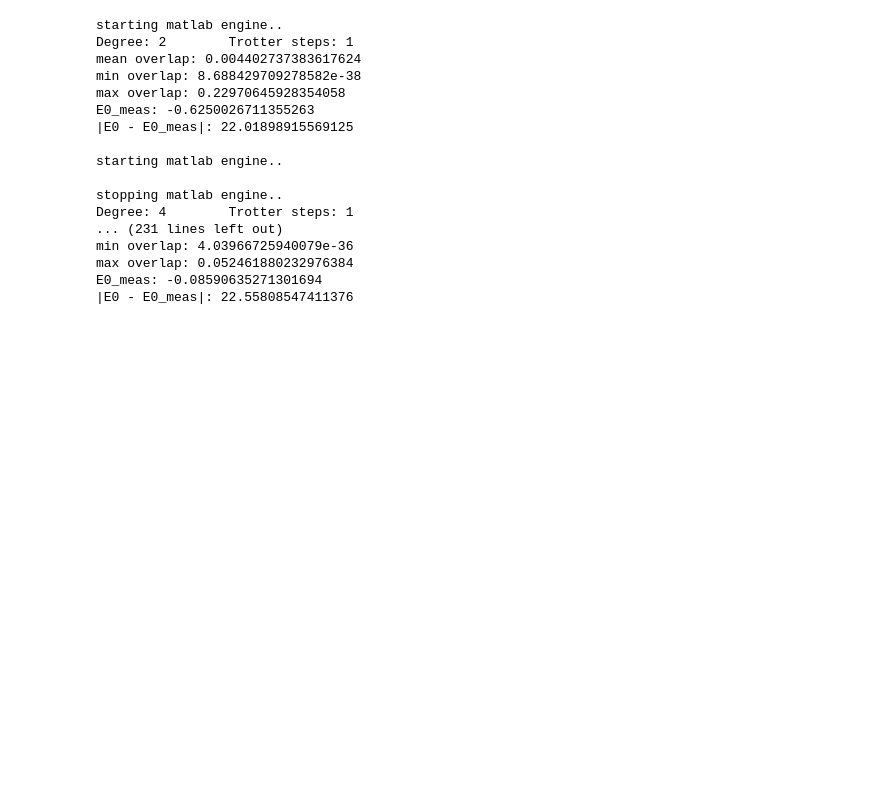
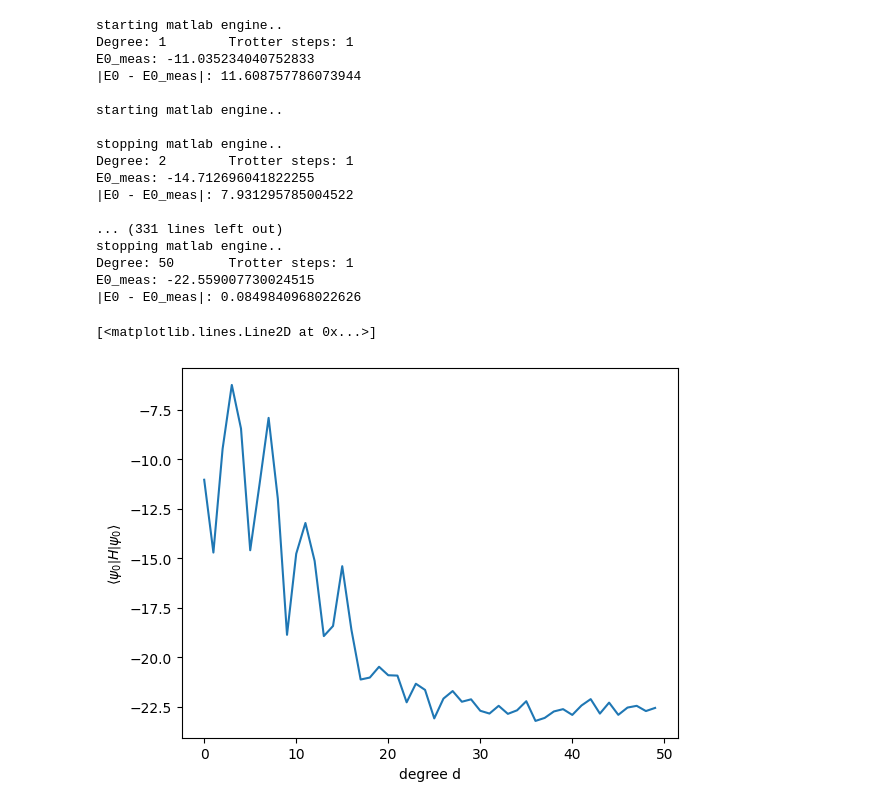
Before and after one commit to thilomueller/QETU, a Jupyter notebook: experiments/qetu_fh_2x2_energy_estimation.ipynb, the cells around one changed output. Drawn from its saved outputs; the diff is of its cells as text; code cells hidden in the pictures; blank space fills up the shorter version.

```diff
--- a/experiments/qetu_fh_2x2_energy_estimation.ipynb
+++ b/experiments/qetu_fh_2x2_energy_estimation.ipynb
@@ -48,9 +48,9 @@ noise_model.add_basis_gates(['unitary'])
 sim_ideal = AerSimulator()
 sim_noise = AerSimulator(noise_model=noise_model)
 
-simulator = sim_noise
+simulator = sim_ideal
 
-degree_list = range(2,51,2)
+degree_list = range(1,51,1)
 trotter_steps_list = range(1,2)
 energy_estimation_list = []
 overlap_list = []
@@ -66,7 +66,8 @@ for degree in degree_list:
         E_mu_p,
         E_max
     )
-    phi_vec = convert_Zrot_to_Xrot(phi_seq_su2)
+    #phi_vec = convert_Zrot_to_Xrot(phi_seq_su2)
+    phi_vec = phi_seq_su2
     for trotter_steps in trotter_steps_list:
         print("Degree: " + str(degree) + "\t Trotter steps: " + str(trotter_steps))
         # Construct quantum circuit
@@ -74,49 +75,38 @@ for degree in degree_list:
         QETU_circ_WMI = transpile_QETU_to_WMI(QETU_circ)
         QETU_circ_WMI = add_pswap_labels(QETU_circ_WMI)
         QETU_circ_WMI = add_sy_labels(QETU_circ_WMI)
-        QETU_circ_WMI = transpile(QETU_circ_WMI, simulator, basis_gates=['pswap', 'cp', 'rz', 'sx', 'sy', 'x', 'y', 'unitary'])
-        # prepare ground state
-        initial_state = Statevector.from_label("+01+0-10-")
-        circuit = QuantumCircuit(9)
-        circuit.initialize(initial_state)
-        circuit.compose(QETU_circ_WMI, inplace=True)
-        circuit.save_statevector(pershot=True)
-        result = simulator.run(transpile(circuit, simulator, basis_gates=['pswap', 'cp', 'rz', 'sx', 'sy', 'x', 'y', 'unitary', 'save_statevector']), shots=1000).result()
-        overlap_shots = []
+        onsite_circ_WMI, hop_1_circ_WMI, hop_2_circ_WMI = create_energy_estimation_circuits(QETU_circ_WMI)
+        hop_2_circ_WMI = add_pswap_labels(hop_2_circ_WMI)
+        hop_2_circ_WMI = add_sy_labels(hop_2_circ_WMI)
+        # estimate ground state
         energy_shots = []
-        final_state_list = []
-        for psi in result.data(0)['statevector']:
-            final_state = psi.data.real
-            final_state_norm = final_state / np.linalg.norm(final_state, 2)
-            final_state_list.append(final_state_norm)
-            overlap = abs(np.vdot(final_state_norm, ground_state_vector))**2
-            overlap_shots.append(overlap)
-        # estimate ground state
-        E0_meas = estimate_ground_state_energy_from_statevector_list(final_state_list, u=1, t=1, use_num_conservation=True)
+        E0_meas = estimate_ground_state_energy_from_circ(onsite_circ_WMI, hop_1_circ_WMI, hop_2_circ_WMI, u=1, t=1, num_shots=10_000)
         energy_shots.append(E0_meas)
-        overlap_list.append(overlap_shots)
-        statevector_list.append(final_state_list)
         energy_estimation_list.append(energy_shots)
-        print("mean overlap: " + str(statistics.mean(overlap_shots)))
-        print("min overlap: " + str(min(overlap_shots)))
-        print("max overlap: " + str(max(overlap_shots)))
-        print("E0_meas: " + str(sum(energy_shots) / len(energy_shots)))
-        print("|E0 - E0_meas|: " + str(abs(ground_state_energy - sum(energy_shots) / len(energy_shots))))
+        print("E0_meas: " + str(E0_meas))
+        print("|E0 - E0_meas|: " + str(abs(ground_state_energy - E0_meas)))
 # %% [output]
 starting matlab engine..
-Degree: 2        Trotter steps: 1
-mean overlap: 0.004402737383617624
-min overlap: 8.688429709278582e-38
-max overlap: 0.22970645928354058
-E0_meas: -0.6250026711355263
-|E0 - E0_meas|: 22.01898915569125
+Degree: 1        Trotter steps: 1
+E0_meas: -11.035234040752833
+|E0 - E0_meas|: 11.608757786073944
 
 starting matlab engine..
 
 stopping matlab engine..
-Degree: 4        Trotter steps: 1
-... (231 lines left out)
-min overlap: 4.03966725940079e-36
-max overlap: 0.052461880232976384
-E0_meas: -0.08590635271301694
-|E0 - E0_meas|: 22.55808547411376
+Degree: 2        Trotter steps: 1
+E0_meas: -14.712696041822255
+|E0 - E0_meas|: 7.931295785004522
+
+... (331 lines left out)
+stopping matlab engine..
+Degree: 50       Trotter steps: 1
+E0_meas: -22.559007730024515
+|E0 - E0_meas|: 0.0849840968022626
+# %%
+plt.xlabel("degree d")
+plt.ylabel("$ \left \langle \psi_0 \middle| H \middle| \psi_0 \\right \\rangle $")
+plt.plot(energy_estimation_list)
+# %% [output]
+[<matplotlib.lines.Line2D at 0x...>]
+[figure, added]
```
Also changed, not shown: 3 other files.
